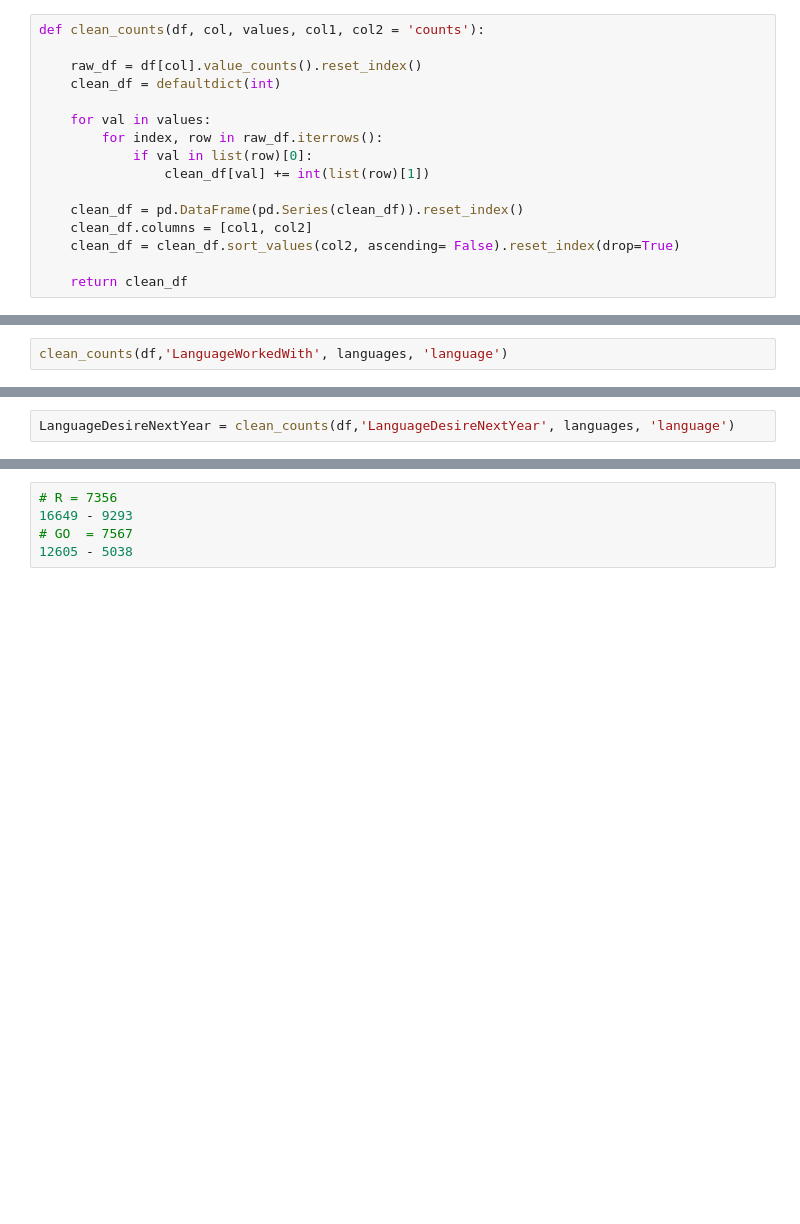
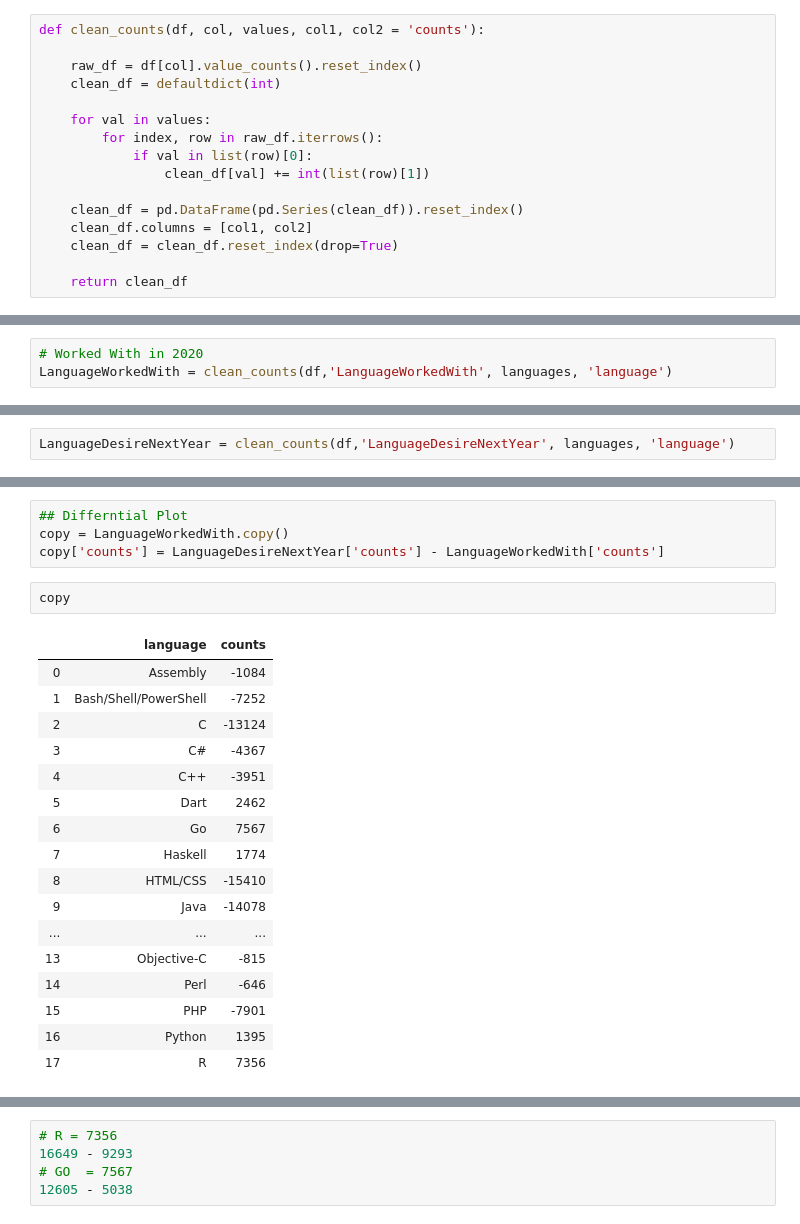
Before and after one commit to hananather/stackoverflow, a Jupyter notebook: Notebook-1.ipynb, the cells around one changed output, grey strips where cells are left out. Cells and saved outputs as stored; diff of their text form; blank space fills up the shorter version.

```diff
--- a/Notebook-1.ipynb
+++ b/Notebook-1.ipynb
@@ -70,6 +70,6 @@ def clean_counts(df, col, values, col1, col2 = 'counts'):
 
     clean_df = pd.DataFrame(pd.Series(clean_df)).reset_index()
     clean_df.columns = [col1, col2]
-    clean_df = clean_df.sort_values(col2, ascending= False).reset_index(drop=True)
+    clean_df = clean_df.reset_index(drop=True)
 
     return clean_df
@@ -76,2 +96,3 @@ def clean_counts(df, col, values, col1, col2 = 'counts'):
 # %%
-clean_counts(df,'LanguageWorkedWith', languages, 'language')
+# Worked With in 2020
+LanguageWorkedWith = clean_counts(df,'LanguageWorkedWith', languages, 'language')
@@ -121,0 +114,24 @@ LanguageDesireNextYear.sum()[1]
+# %%
+## Differntial Plot
+copy = LanguageWorkedWith.copy()
+copy['counts'] = LanguageDesireNextYear['counts'] - LanguageWorkedWith['counts']
+# %%
+copy
+# %% [output]
+|  | language | counts |
+| 0 | Assembly | -1084 |
+| 1 | Bash/Shell/PowerShell | -7252 |
+| 2 | C | -13124 |
+| 3 | C# | -4367 |
+| 4 | C++ | -3951 |
+| 5 | Dart | 2462 |
+| 6 | Go | 7567 |
+| 7 | Haskell | 1774 |
+| 8 | HTML/CSS | -15410 |
+| 9 | Java | -14078 |
+| ... | ... | ... |
+| 13 | Objective-C | -815 |
+| 14 | Perl | -646 |
+| 15 | PHP | -7901 |
+| 16 | Python | 1395 |
+| 17 | R | 7356 |
```
Also changed, not shown: parts of 10 cells of this notebook.
